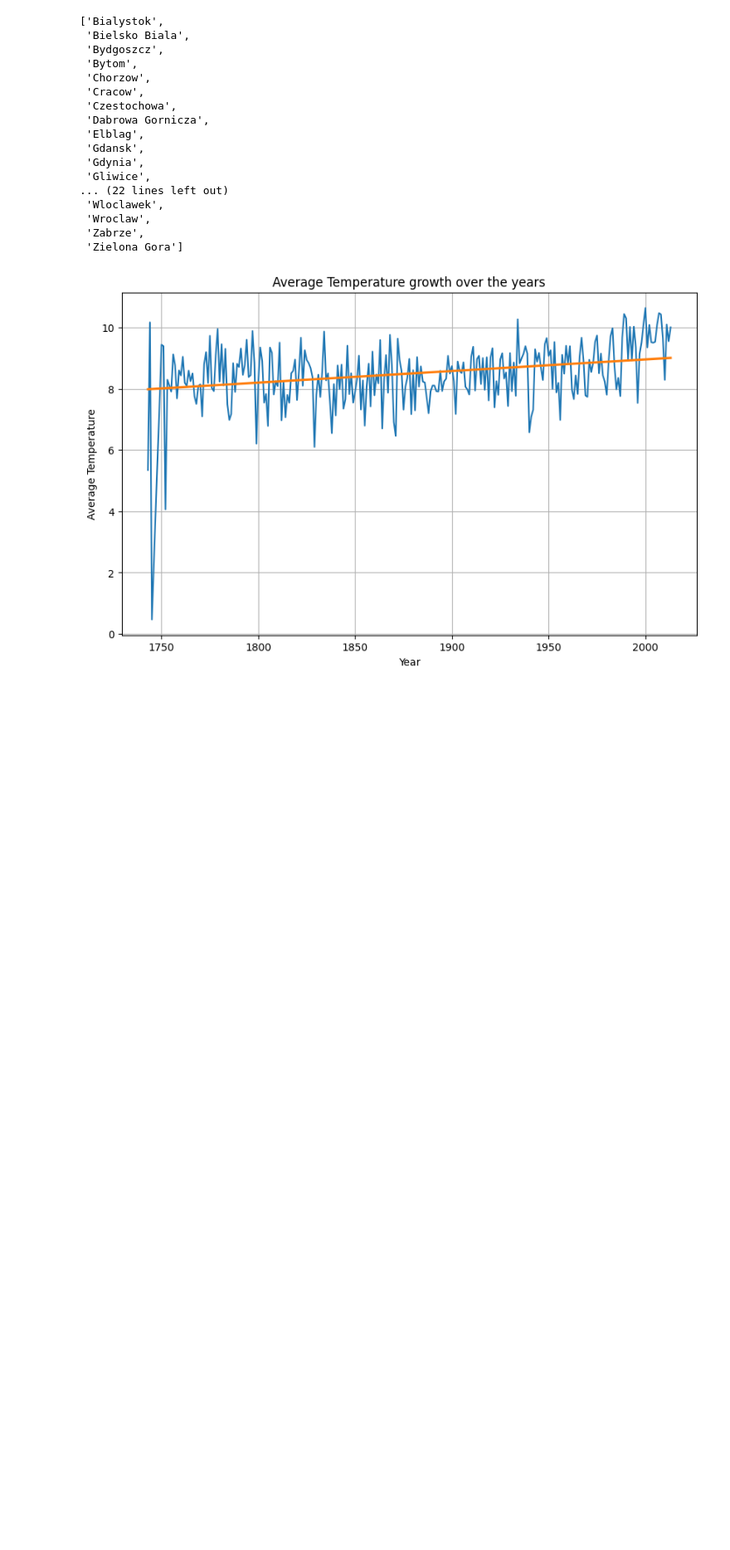
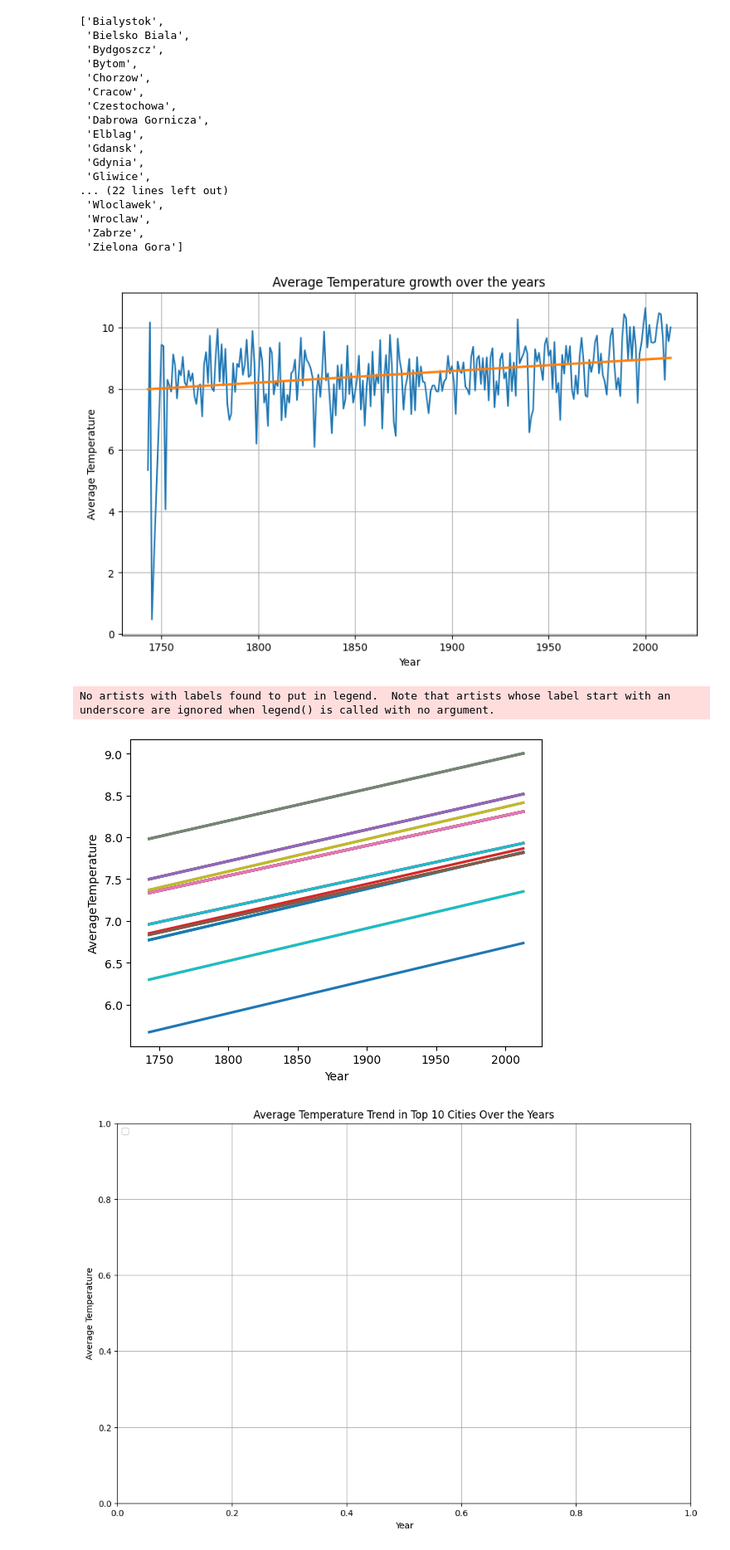
Before and after one commit to mattkuc/climate_change, a Jupyter notebook: climate_in_cities.ipynb, the cells around one changed output. Shown at 83% size. Drawn from its saved outputs; the diff is of its cells as text; code cells hidden in the pictures; blank space fills up the shorter version.

Commit message:
added new plot
need to be fixed

```diff
--- a/climate_in_cities.ipynb
+++ b/climate_in_cities.ipynb
@@ -61,3 +61,59 @@ plt.grid(True)
 plt.show()
 # %% [output]
 [figure]
+# %%
+# now I want to create a new dataframe that contains countries column and column with value that is calculated by subtracing highest value on regression line by lowest value
+
+# cleaning dataset to prevent future problems with NA values
+df_clean = poland_data.dropna(subset=['AverageTemperature'])
+
+df_clean['dt'] = pd.to_datetime(df_clean['dt'])
+df_clean['Year'] = df_clean['dt'].dt.year
+
+# creating dataframe that will contains cities and said subtraction values
+result_df = pd.DataFrame(columns=['City','Subtraction'])
+
+grouped = df_clean.groupby('City')
+
+for city, group in grouped:
+    if len(group['Year']) >= 2:
+        # Fit the linear regression model
+        reg_model = sns.regplot(x='Year', y='AverageTemperature', data=group, ci=None, scatter=False)
+        slope, intercept = reg_model.get_lines()[0].get_data()
+
+        # Calculate the highest and lowest regression line points
+        highest_point = slope.max() * slope + intercept.max()
+        lowest_point = slope.min() * slope + intercept.min()
+
+        # Calculate the subtraction and store the result in the new DataFrame
+        subtraction = highest_point - lowest_point
+        result_df = result_df.append({'City': city, 'Subtraction': subtraction}, ignore_index=True)
+
+
+# fixing 'subtraction' column to numeric data type
+result_df['Subtraction'] = pd.to_numeric(result_df['Subtraction'], errors='coerce')
+result_df.dropna(subset=['Subtraction'], inplace=True)
+
+# getting top 10 cities
+top_10_cities = result_df.nlargest(10, 'Subtraction')
+
+# Create a line plot with regression lines for the top 10 cities
+plt.figure(figsize=(12, 8))
+line_artists = []  # Collect regression line artists
+for city in top_10_cities['City']:
+    group = grouped.get_group(city)
+    reg_model = sns.regplot(x='Year', y='AverageTemperature', data=group, ci=None, label=city)
+    line_artists.append(reg_model.lines[0])  # Append the line artist to the list
+
+plt.title('Average Temperature Trend in Top 10 Cities Over the Years')
+plt.xlabel('Year')
+plt.ylabel('Average Temperature')
+
+# Create the legend using the line artists and city names
+plt.legend(handles=line_artists, labels=top_10_cities['City'].tolist(), loc='upper left')
+plt.grid(True)
+plt.show()
+# %% [output]
+No artists with labels found to put in legend.  Note that artists whose label start with an underscore are ignored when legend() is called with no argument.
+[figure, added]
+[figure, added]
```
